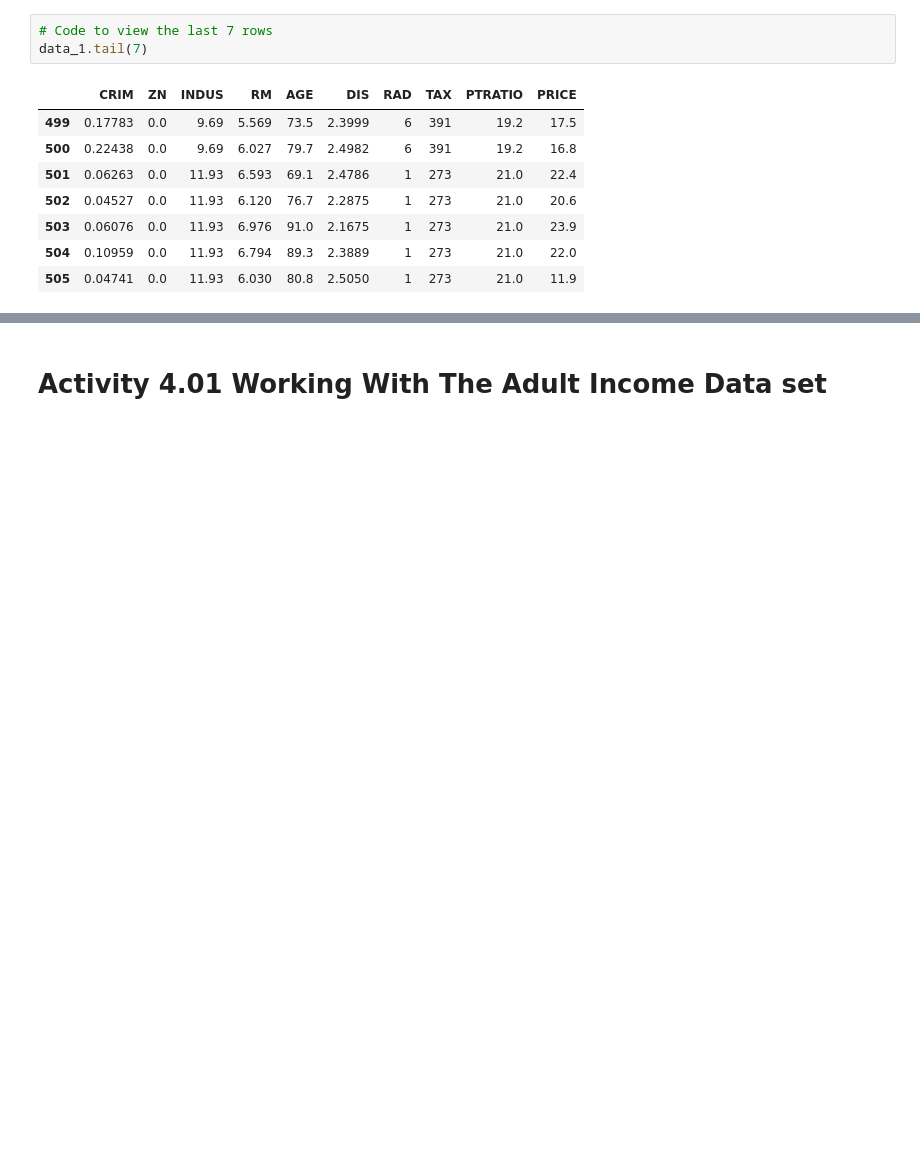
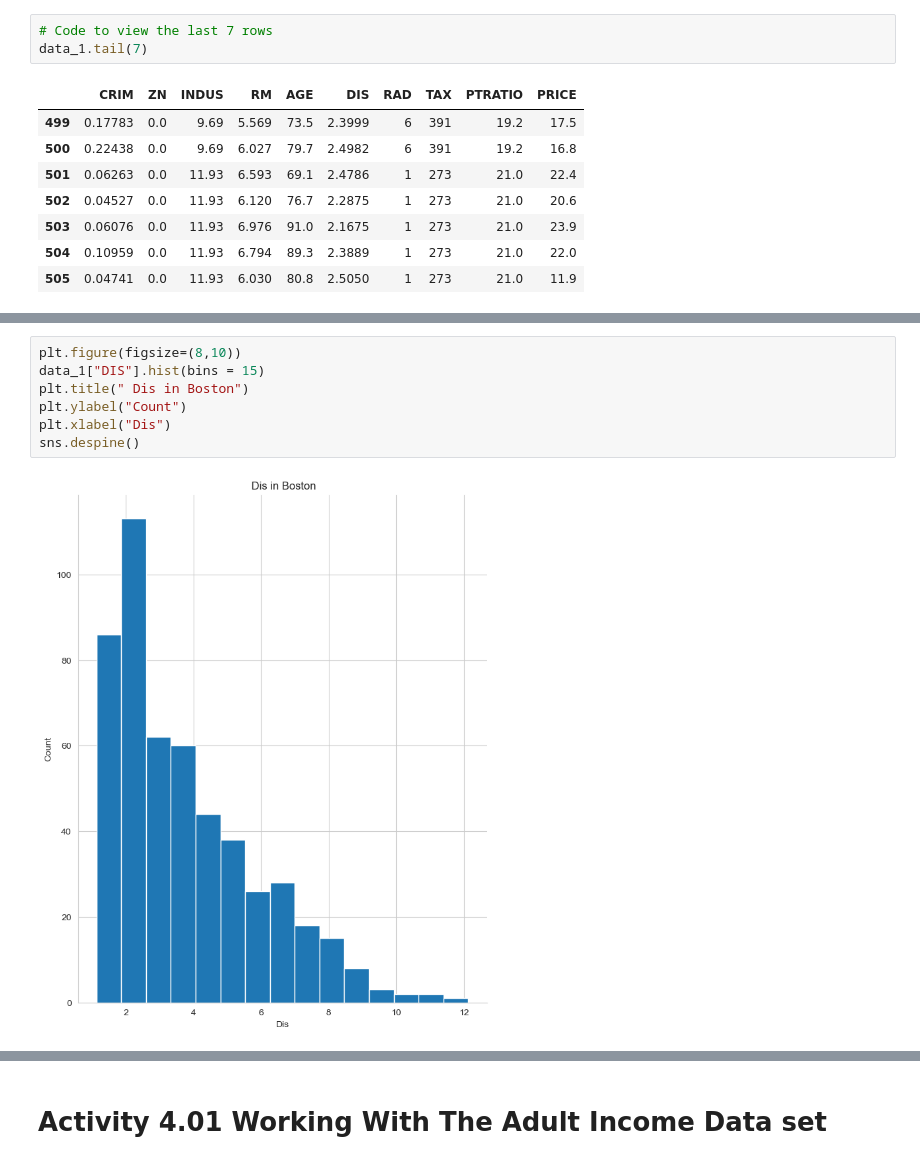
Before and after one commit to MWPerrineJr/data-prep, a Jupyter notebook: Weel 3-4 Assignment.ipynb, the cells around one changed output, grey strips where cells are left out. Drawn from its saved outputs; the diff is of its cells as text; blank space fills up the shorter version.

```diff
--- a/Weel 3-4 Assignment.ipynb
+++ b/Weel 3-4 Assignment.ipynb
@@ -59,0 +83,9 @@ data_1.tail(7)
+# %%
+plt.figure(figsize=(8,10))
+data_1["DIS"].hist(bins = 15)
+plt.title(" Dis in Boston")
+plt.ylabel("Count")
+plt.xlabel("Dis")
+sns.despine()
+# %% [output]
+[figure, added]
```
Also changed, not shown: parts of 33 cells of this notebook.
